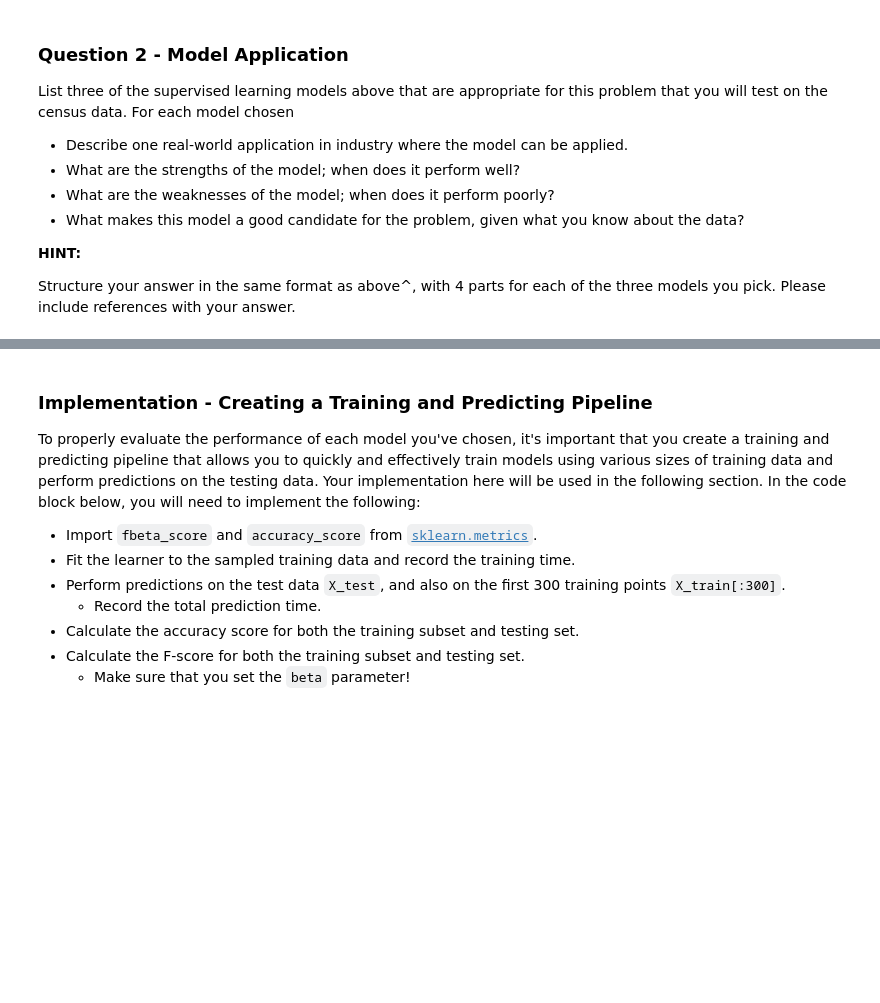
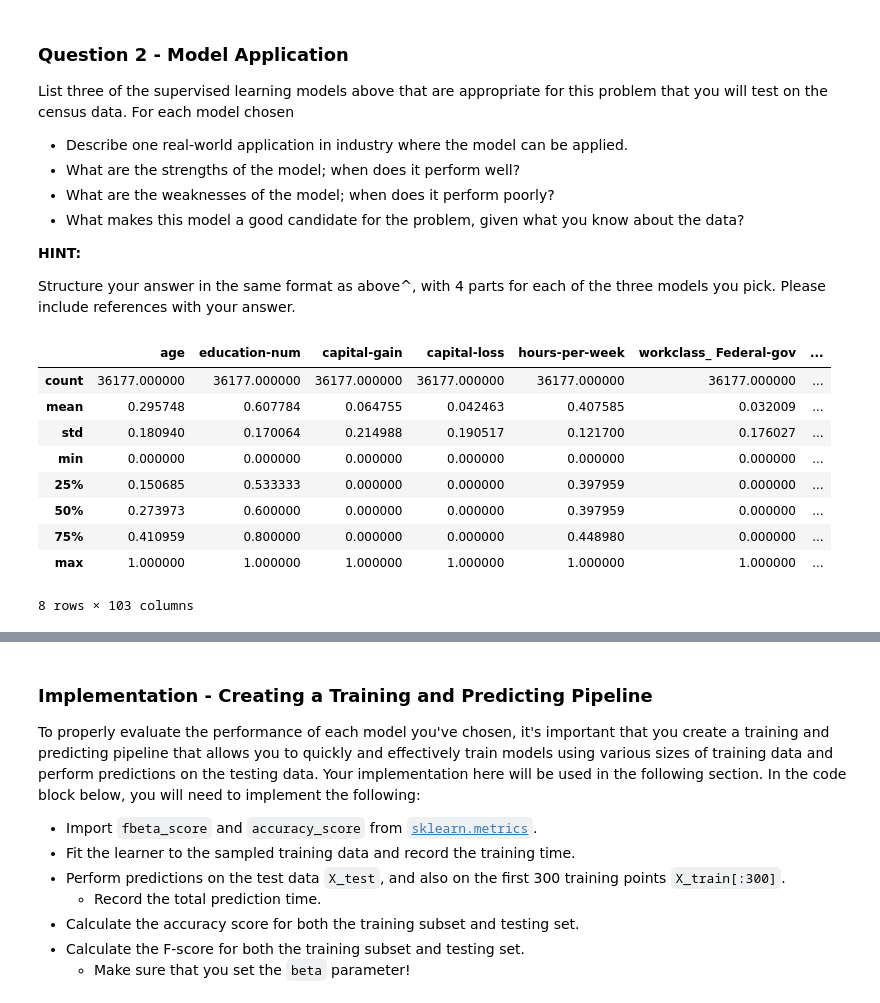
Before and after one commit to Kevin-Chen0/udacity-mle-nd, a Jupyter notebook: projects/finding_donors/finding_donors.ipynb, the cells around one changed output, grey strips where cells are left out. Drawn from its saved outputs; the diff is of its cells as text; code cells hidden in the pictures; blank space fills up the shorter version.

```diff
--- a/projects/finding_donors/finding_donors.ipynb
+++ b/projects/finding_donors/finding_donors.ipynb
@@ -293,6 +293,19 @@ List three of the supervised learning models above that are appropriate for this
 **HINT:**
 
 Structure your answer in the same format as above^, with 4 parts for each of the three models you pick. Please include references with your answer.
+# %%
+X_train.describe()
+# %% [output]
+|  | age | education-num | capital-gain | capital-loss | hours-per-week | workclass_ Federal-gov | ... |
+| count | 36177.000000 | 36177.000000 | 36177.000000 | 36177.000000 | 36177.000000 | 36177.000000 | ... |
+| mean | 0.295748 | 0.607784 | 0.064755 | 0.042463 | 0.407585 | 0.032009 | ... |
+| std | 0.180940 | 0.170064 | 0.214988 | 0.190517 | 0.121700 | 0.176027 | ... |
+| min | 0.000000 | 0.000000 | 0.000000 | 0.000000 | 0.000000 | 0.000000 | ... |
+| 25% | 0.150685 | 0.533333 | 0.000000 | 0.000000 | 0.397959 | 0.000000 | ... |
+| 50% | 0.273973 | 0.600000 | 0.000000 | 0.000000 | 0.397959 | 0.000000 | ... |
+| 75% | 0.410959 | 0.800000 | 0.000000 | 0.000000 | 0.448980 | 0.000000 | ... |
+| max | 1.000000 | 1.000000 | 1.000000 | 1.000000 | 1.000000 | 1.000000 | ... |
+8 rows × 103 columns
 # %% [markdown]
 **Answer:**
 
```
Also changed, not shown: parts of 9 cells of this notebook, 1 other file.
